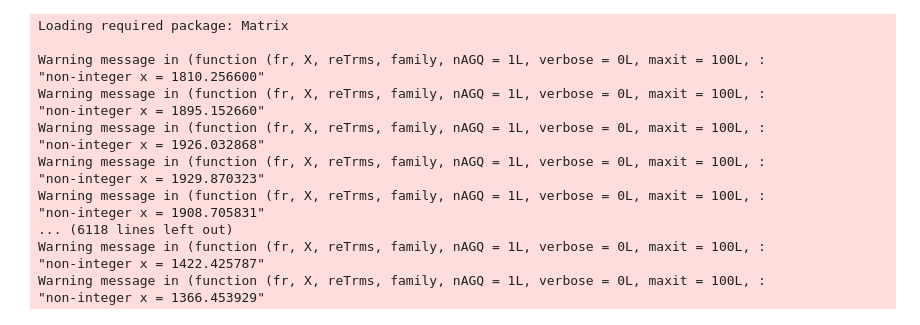
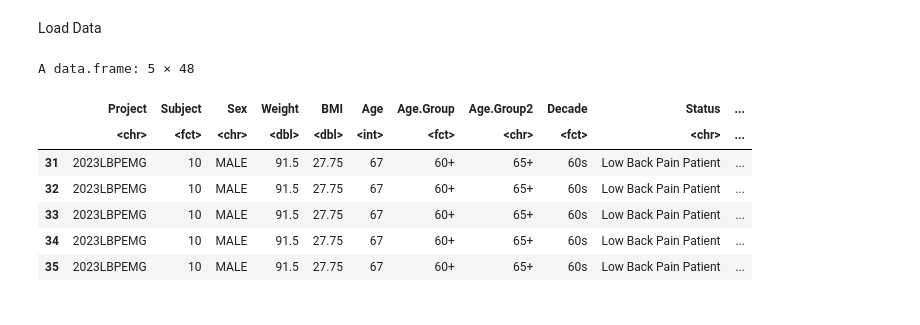
Before and after one commit to hamedhoney/statistical-analysis-spine, a Jupyter notebook: spinalLoads/glmm.ipynb, the cells around one changed output. Drawn from its saved outputs; the diff is of its cells as text; code cells hidden in the pictures.

```diff
--- a/spinalLoads/glmm.ipynb
+++ b/spinalLoads/glmm.ipynb
@@ -1,32 +0,0 @@
-# %%
-library(lme4)
-
-data <- read.csv("E:/Quanitifying EMG/Summary-Spinal Loads.csv")
-# data
-data$Decade <- factor(data$Decade)
-data$Subject <- factor(data$Subject)
-
-# Fit the GLMM with a Poisson distribution and a random effect for subject
-model <- glmer(SuperiorResultant ~ Sex + Decade + Status + (1 | Subject),
-               data = data, family = poisson)
-
-# Print the model summary
-summary(model)
-# %% [output]
-Loading required package: Matrix
-
-Warning message in (function (fr, X, reTrms, family, nAGQ = 1L, verbose = 0L, maxit = 100L, :
-"non-integer x = 1810.256600"
-Warning message in (function (fr, X, reTrms, family, nAGQ = 1L, verbose = 0L, maxit = 100L, :
-"non-integer x = 1895.152660"
-Warning message in (function (fr, X, reTrms, family, nAGQ = 1L, verbose = 0L, maxit = 100L, :
-"non-integer x = 1926.032868"
-Warning message in (function (fr, X, reTrms, family, nAGQ = 1L, verbose = 0L, maxit = 100L, :
-"non-integer x = 1929.870323"
-Warning message in (function (fr, X, reTrms, family, nAGQ = 1L, verbose = 0L, maxit = 100L, :
-"non-integer x = 1908.705831"
-... (6118 lines left out)
-Warning message in (function (fr, X, reTrms, family, nAGQ = 1L, verbose = 0L, maxit = 100L, :
-"non-integer x = 1422.425787"
-Warning message in (function (fr, X, reTrms, family, nAGQ = 1L, verbose = 0L, maxit = 100L, :
-"non-integer x = 1366.453929"
@@ -32,0 +3,25 @@ Warning message in (function (fr, X, reTrms, family, nAGQ = 1L, verbose = 0L, ma
+# %% [markdown]
+Load Data
+# %%
+library(lme4)
+library(lmerTest)
+library(gee)
+path <- "E:/Quanitifying EMG/Summary-Spinal Loads.csv"
+data <- read.csv(path)
+# data
+data$Decade <- factor(data$Decade)
+data$Age.Group <- factor(data$Age.Group)
+data$Subject <- factor(data$Subject)
+# %%
+# Filter trials
+data <- subset(data, Trial.Name=="Sagital Motion")
+head(data, n = 5)
+# %% [output]
+A data.frame: 5 × 48
+|  | Project | Subject | Sex | Weight | BMI | Age | Age.Group | Age.Group2 | Decade | Status | ... |
+|  | <chr> | <fct> | <chr> | <dbl> | <dbl> | <int> | <fct> | <chr> | <fct> | <chr> | ... |
+| 31 | 2023LBPEMG | 10 | MALE | 91.5 | 27.75 | 67 | 60+ | 65+ | 60s | Low Back Pain Patient | ... |
+| 32 | 2023LBPEMG | 10 | MALE | 91.5 | 27.75 | 67 | 60+ | 65+ | 60s | Low Back Pain Patient | ... |
+| 33 | 2023LBPEMG | 10 | MALE | 91.5 | 27.75 | 67 | 60+ | 65+ | 60s | Low Back Pain Patient | ... |
+| 34 | 2023LBPEMG | 10 | MALE | 91.5 | 27.75 | 67 | 60+ | 65+ | 60s | Low Back Pain Patient | ... |
+| 35 | 2023LBPEMG | 10 | MALE | 91.5 | 27.75 | 67 | 60+ | 65+ | 60s | Low Back Pain Patient | ... |
```
Also changed, not shown: parts of 7 cells of this notebook, 12 other files.
